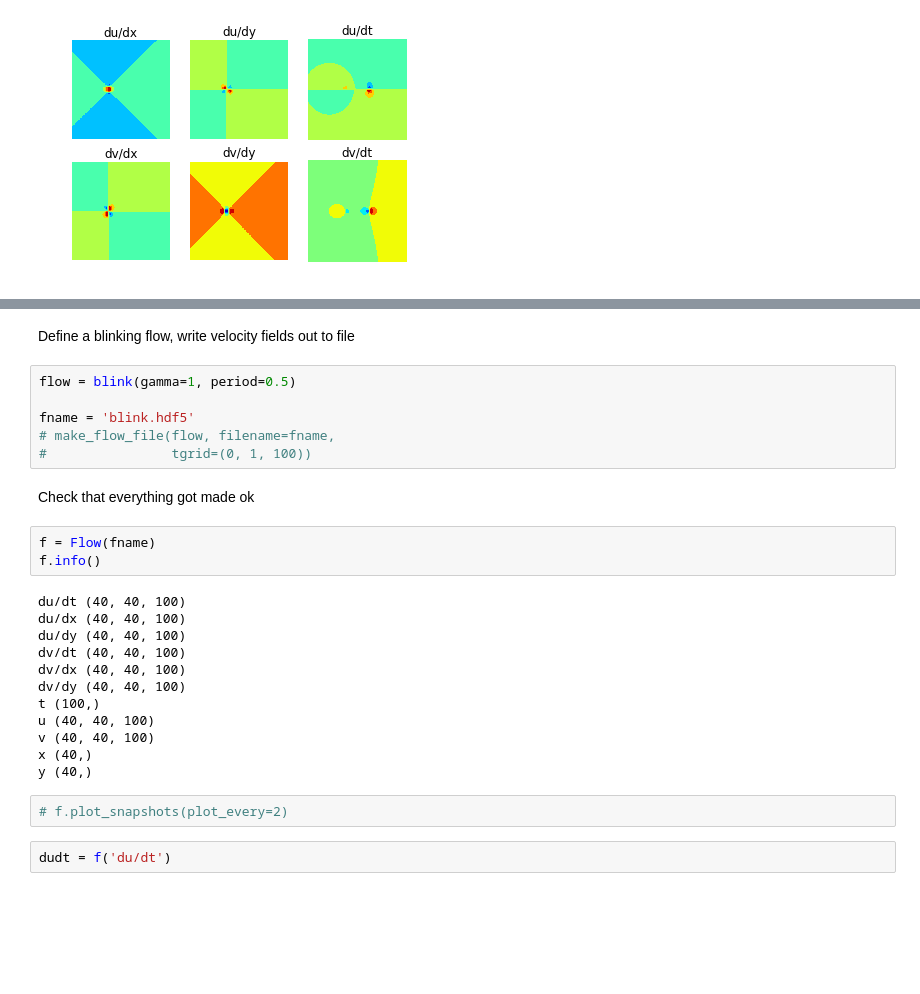
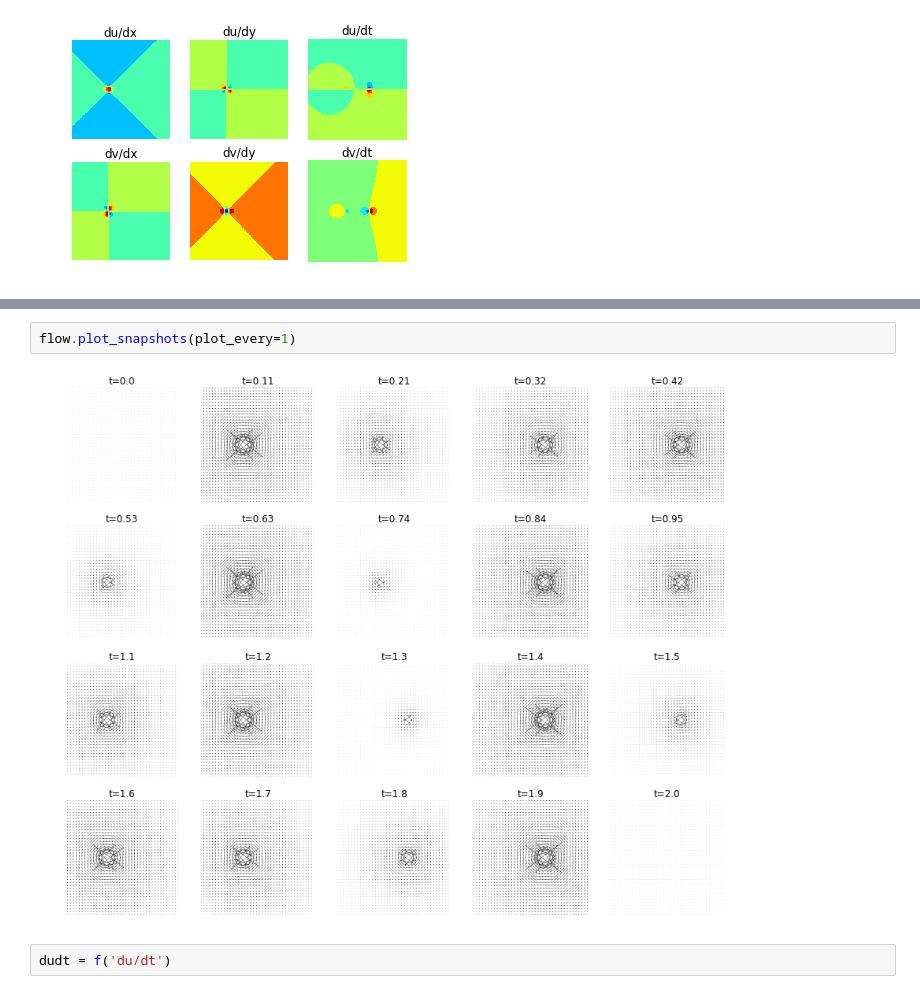
Before and after one commit to jesserobertson/maxr, a Jupyter notebook: jupyter/spatial.ipynb, the cells around one changed output, grey strips where cells are left out. Drawn from its saved outputs; the diff is of its cells as text; blank space fills up the shorter version.

Commit message:
Updating tests for flows

```diff
--- a/jupyter/spatial.ipynb
+++ b/jupyter/spatial.ipynb
@@ -181,30 +80,7 @@ class Flow(object):
-# %% [markdown]
-Define a blinking flow, write velocity fields out to file
-# %%
-flow = blink(gamma=1, period=0.5)
-
-fname = 'blink.hdf5'
-# make_flow_file(flow, filename=fname,
-#                tgrid=(0, 1, 100))
-# %% [markdown]
-Check that everything got made ok
-# %%
-f = Flow(fname)
-f.info()
-# %% [output]
-du/dt (40, 40, 100)
-du/dx (40, 40, 100)
-du/dy (40, 40, 100)
-dv/dt (40, 40, 100)
-dv/dx (40, 40, 100)
-dv/dy (40, 40, 100)
-t (100,)
-u (40, 40, 100)
-v (40, 40, 100)
-x (40,)
-y (40,)
-# %%
-# f.plot_snapshots(plot_every=2)
+# %%
+flow.plot_snapshots(plot_every=1)
+# %% [output]
+[figure, added]
 # %%
 dudt = f('du/dt')
 # %%
```
Also changed, not shown: parts of 3 cells of this notebook, 1 other file.
